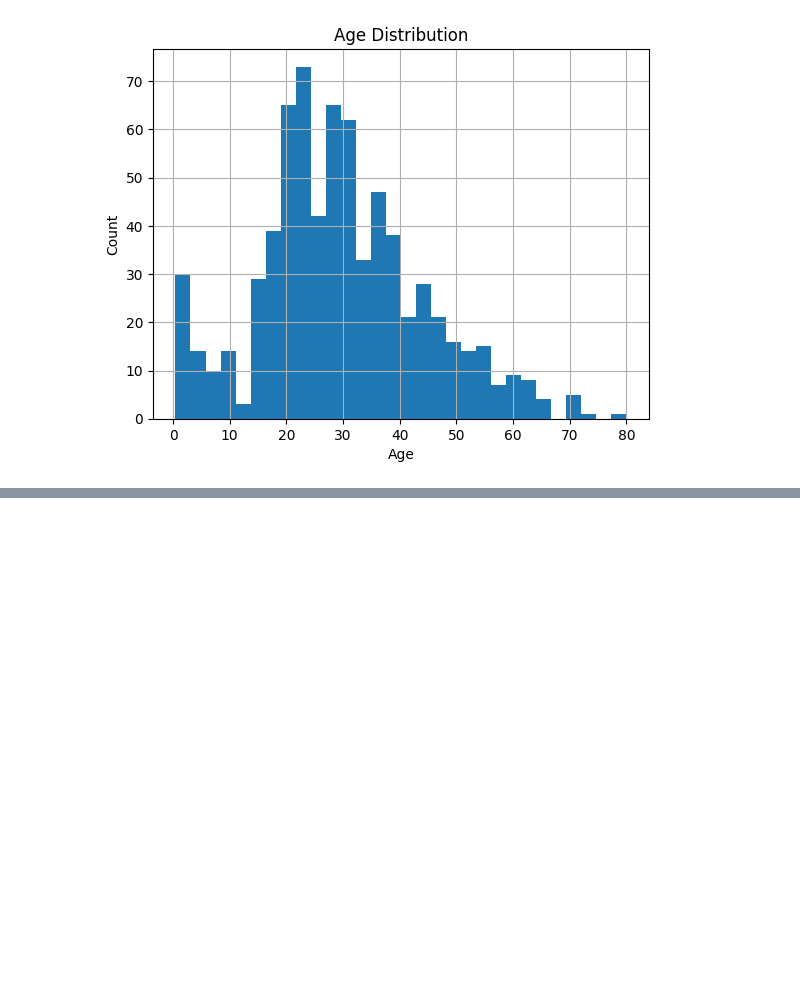
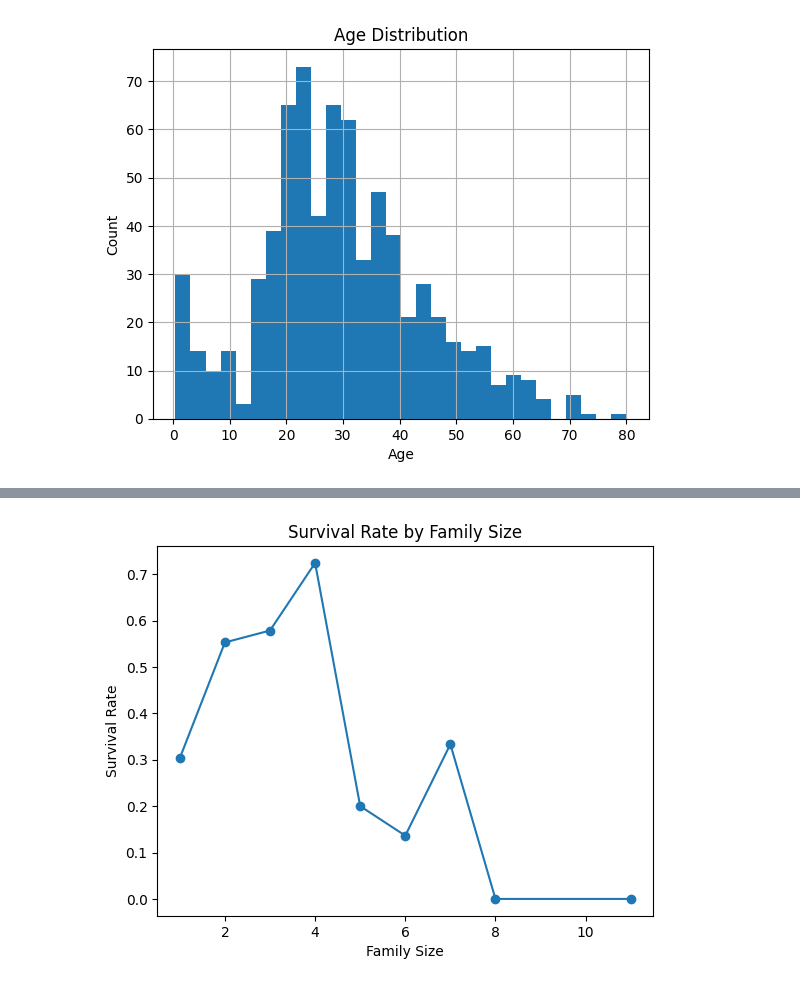
Before and after one commit to Avdhoot-Ukirde/CodeXIntern-Projects, a Jupyter notebook: Slab1.3/EDA.ipynb, the cells around one changed output, grey strips where cells are left out. Drawn from its saved outputs; the diff is of its cells as text; code cells hidden in the pictures; blank space fills up the shorter version.

```diff
--- a/Slab1.3/EDA.ipynb
+++ b/Slab1.3/EDA.ipynb
@@ -140,0 +170,10 @@ plt.show()
+# %%
+# --- Survival by Family Size ---
+
+df.groupby("FamilySize")["Survived"].mean().plot(marker="o")
+plt.title("Survival Rate by Family Size")
+plt.xlabel("Family Size")
+plt.ylabel("Survival Rate")
+plt.show()
+# %% [output]
+[figure, added]
```
Also changed, not shown: parts of 9 cells of this notebook, 3 other files.
